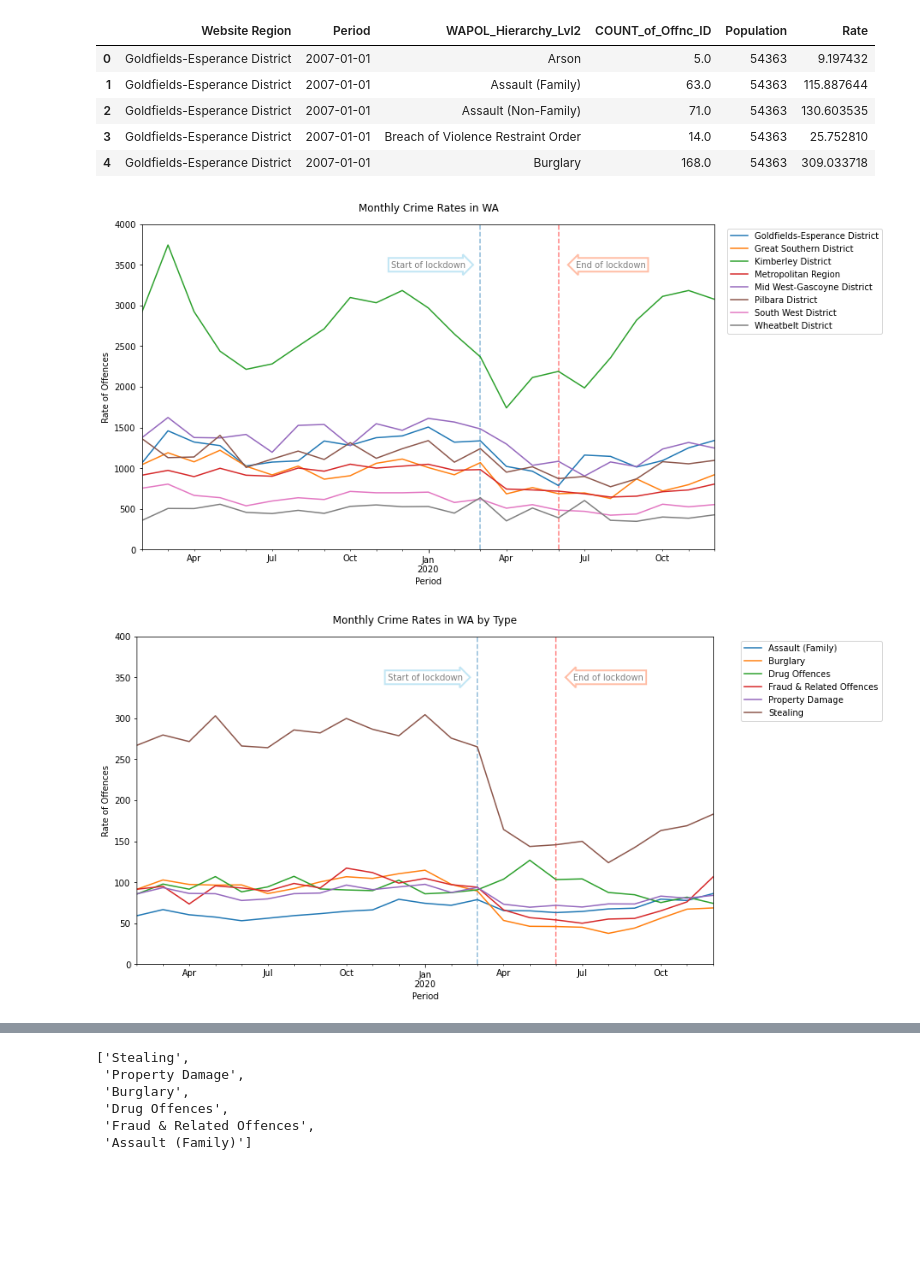
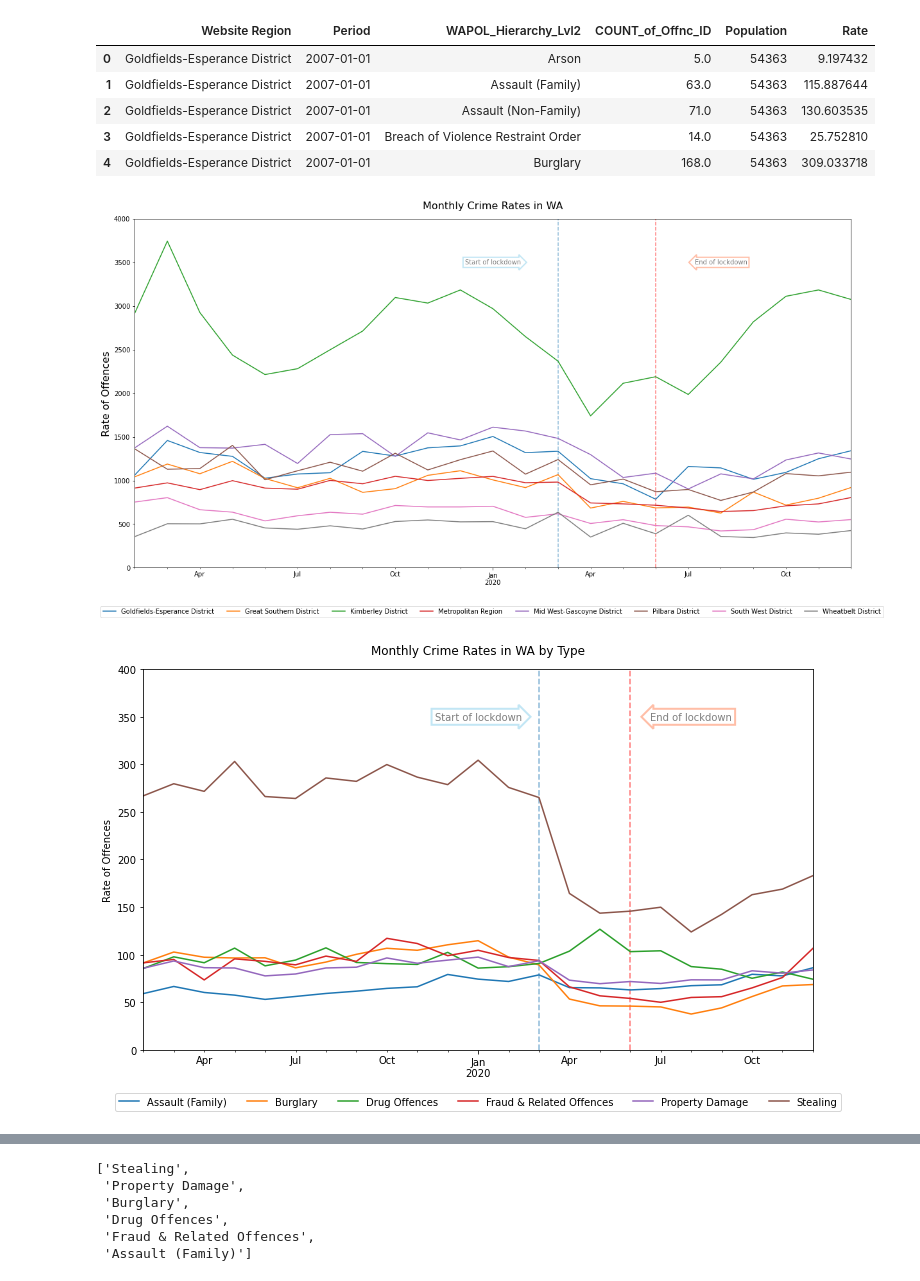
Before and after one commit to FernB/WACrimeRatesCovid19, a Jupyter notebook: WA Crime Rates.ipynb, the cells around one changed output, grey strips where cells are left out. Cells and saved outputs as stored; diff of their text form; code cells hidden in the pictures; blank space fills up the shorter version.

Commit message:
sris graph ideas

```diff
--- a/WA Crime Rates.ipynb
+++ b/WA Crime Rates.ipynb
@@ -170,28 +185,29 @@ GroupedRates.head()
 # %%
 #get total crime rate per region from 2019
 From2019 = GroupedRates[GroupedRates["Period"]>dt.datetime(year=2019, month = 1, day = 1)]
 TotalCrimeRate = From2019.groupby(['Website Region','Period'])['Rate'].sum().reset_index()
 RegionalCrimeRate = TotalCrimeRate[(TotalCrimeRate['Website Region']!='Western Australia')]
 #pivot for graphing
 TotalCrimesPivot = RegionalCrimeRate.pivot(index='Period', columns='Website Region', values='Rate')
 #make chart
-TotalCrimesPivot.plot(figsize=(12,7))
-plt.legend(bbox_to_anchor = (1.3, 1.0))
+TotalCrimesPivot.plot(figsize=(20,10))
+plt.legend(bbox_to_anchor = (1.05, -0.1), ncol=8)
 plt.text(
     "2020-01", 3500, "Start of lockdown", alpha =0.5,ha="center", va="center", rotation=0, size=10,
     bbox=dict(boxstyle="rarrow,pad=0.3", fc="white", ec="skyblue", alpha=0.5, lw=2))
 plt.text(
     "2020-08", 3500, "End of lockdown", alpha =0.5,ha="center", va="center", rotation=0, size=10,
     bbox=dict(boxstyle="larrow,pad=0.3", fc="white", ec="coral", alpha=0.5, lw=2))
 plt.vlines("2020-03",ymin = 0, ymax = 4000,linestyles='dashed', alpha=0.5)
 plt.vlines("2020-06",ymin = 0, ymax = 4000, colors ="red",linestyles='dashed', alpha=0.5)
 plt.ylim(0,4000)
-plt.title("Monthly Crime Rates in WA", pad=15)
-plt.ylabel("Rate of Offences")
+plt.title("Monthly Crime Rates in WA", fontsize= 16,pad=15)
+plt.ylabel("Rate of Offences",fontsize=16)
+plt.xlabel('')
 plt.savefig("output/crimeratesregions.png",bbox_inches='tight')
 plt.show()
 # %% [output]
-[figure, old version]
+[figure, new version]
 # %%
 #get rates of key crimes
 WARate = From2019[From2019['Website Region']=='Western Australia']
@@ -201,7 +217,7 @@ CrimeTypeRate = CrimeTypeRate.groupby(['WAPOL_Hierarchy_Lvl2','Period'])['Rate']
 CrimesPivot = CrimeTypeRate.pivot(index='Period', columns='WAPOL_Hierarchy_Lvl2', values='Rate')
 #make chart
 CrimesPivot.plot(figsize=(12,7))
-plt.legend(bbox_to_anchor = (1.3, 1.0))
+plt.legend(bbox_to_anchor = (1.05, -0.1),ncol=6)
 plt.text(
     "2020-01", 350, "Start of lockdown", alpha =0.5,ha="center", va="center", rotation=0, size=10,
     bbox=dict(boxstyle="rarrow,pad=0.3", fc="white", ec="skyblue", alpha=0.5, lw=2))
@@ -213,7 +229,8 @@ plt.vlines("2020-06",ymin = 0, ymax = 500, colors ="red",linestyles='dashed', al
 plt.ylim(0,400)
 plt.title("Monthly Crime Rates in WA by Type", pad=15)
 plt.ylabel("Rate of Offences")
+plt.xlabel("")
 plt.savefig("output/crimetyperatesregions.png",bbox_inches='tight')
 plt.show()
 # %% [output]
-[figure, old version]
+[figure, new version]
```
Also changed, not shown: parts of 16 cells of this notebook, 11 other files.
